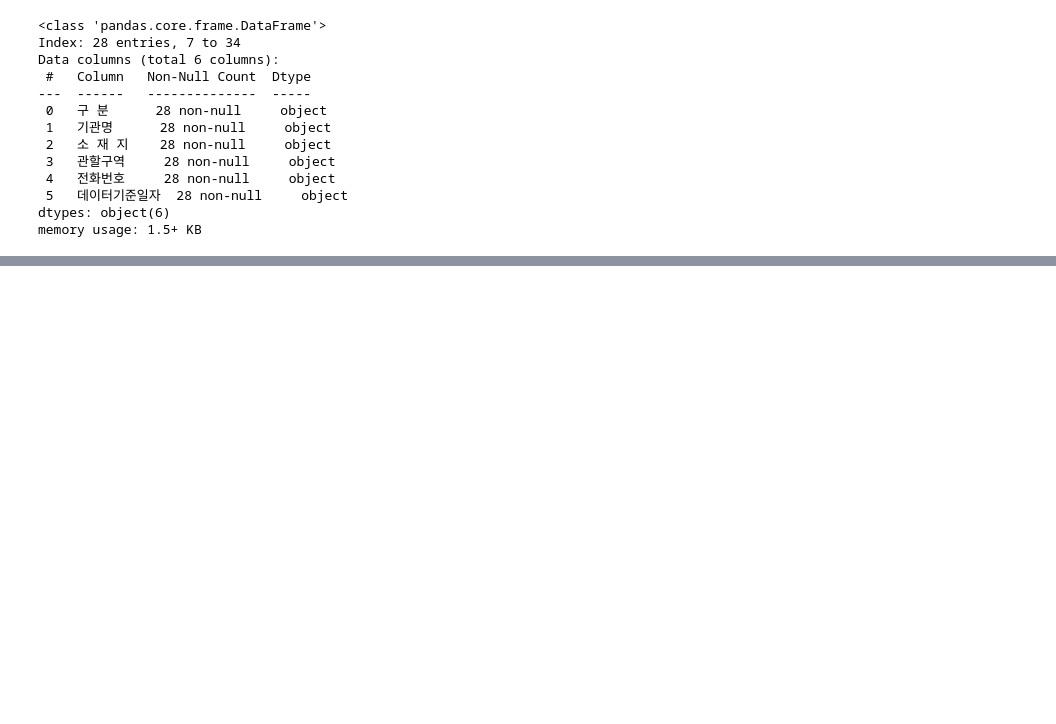
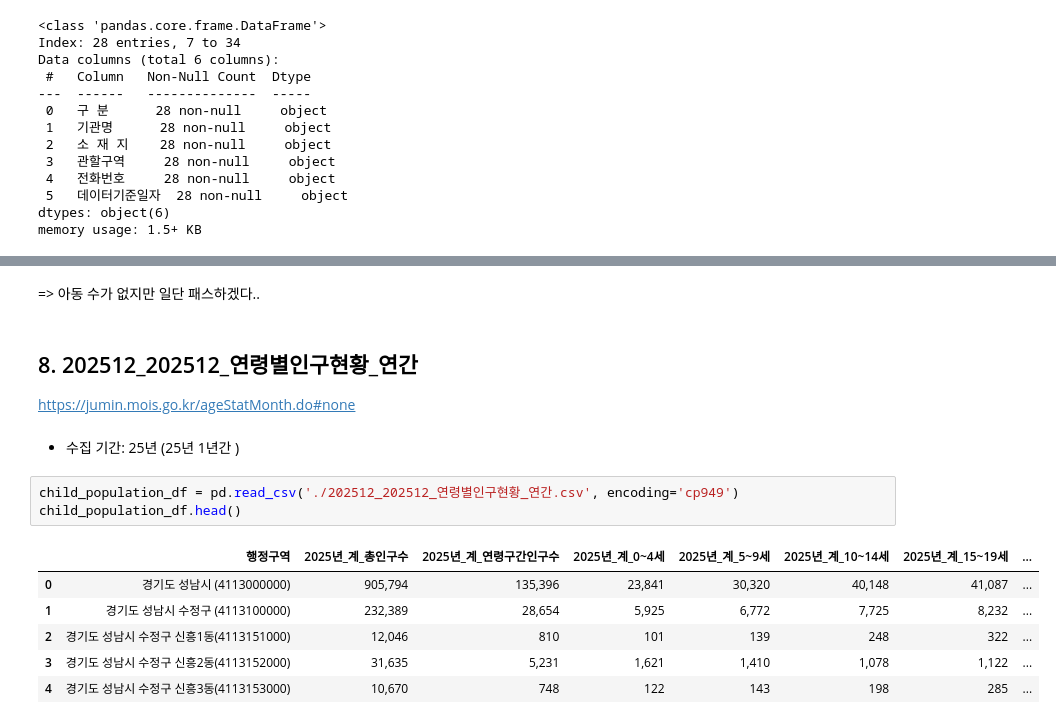
Before and after one commit to jimena1lee/1stProject_MSAI09, a Jupyter notebook: Raw-Data/외부 안전위험요소/view_data.ipynb, the cells around one changed output, grey strips where cells are left out. Saved outputs shown, nothing was run; the diff lists cells and outputs as text; blank space fills up the shorter version.

```diff
--- a/Raw-Data/외부 안전위험요소/raw_data_eda.ipynb
+++ b/Raw-Data/외부 안전위험요소/view_data.ipynb
@@ -180,0 +246,17 @@ memory usage: 1.5+ KB
+# %% [markdown]
+=> 아동 수가 없지만 일단 패스하겠다..
+# %% [markdown]
+## 8. 202512_202512_연령별인구현황_연간
+https://jumin.mois.go.kr/ageStatMonth.do#none
+# %% [markdown]
+- 수집 기간: 25년 (25년 1년간 )
+# %%
+child_population_df = pd.read_csv('./202512_202512_연령별인구현황_연간.csv', encoding='cp949')
+child_population_df.head()
+# %% [output]
+|  | 행정구역 | 2025년_계_총인구수 | 2025년_계_연령구간인구수 | 2025년_계_0~4세 | 2025년_계_5~9세 | 2025년_계_10~14세 | 2025년_계_15~19세 | ... |
+| 0 | 경기도 성남시 (4113000000) | 905,794 | 135,396 | 23,841 | 30,320 | 40,148 | 41,087 | ... |
+| 1 | 경기도 성남시 수정구 (4113100000) | 232,389 | 28,654 | 5,925 | 6,772 | 7,725 | 8,232 | ... |
+| 2 | 경기도 성남시 수정구 신흥1동(4113151000) | 12,046 | 810 | 101 | 139 | 248 | 322 | ... |
+| 3 | 경기도 성남시 수정구 신흥2동(4113152000) | 31,635 | 5,231 | 1,621 | 1,410 | 1,078 | 1,122 | ... |
+| 4 | 경기도 성남시 수정구 신흥3동(4113153000) | 10,670 | 748 | 122 | 143 | 198 | 285 | ... |
```
Also changed, not shown: parts of 9 cells of this notebook, 4 other files.
